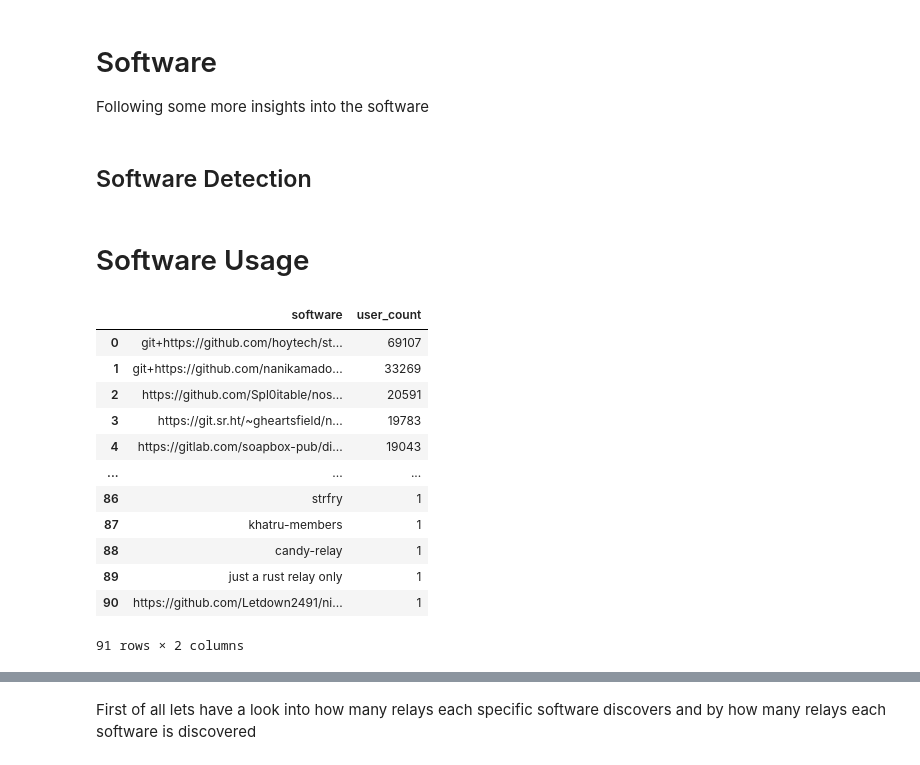
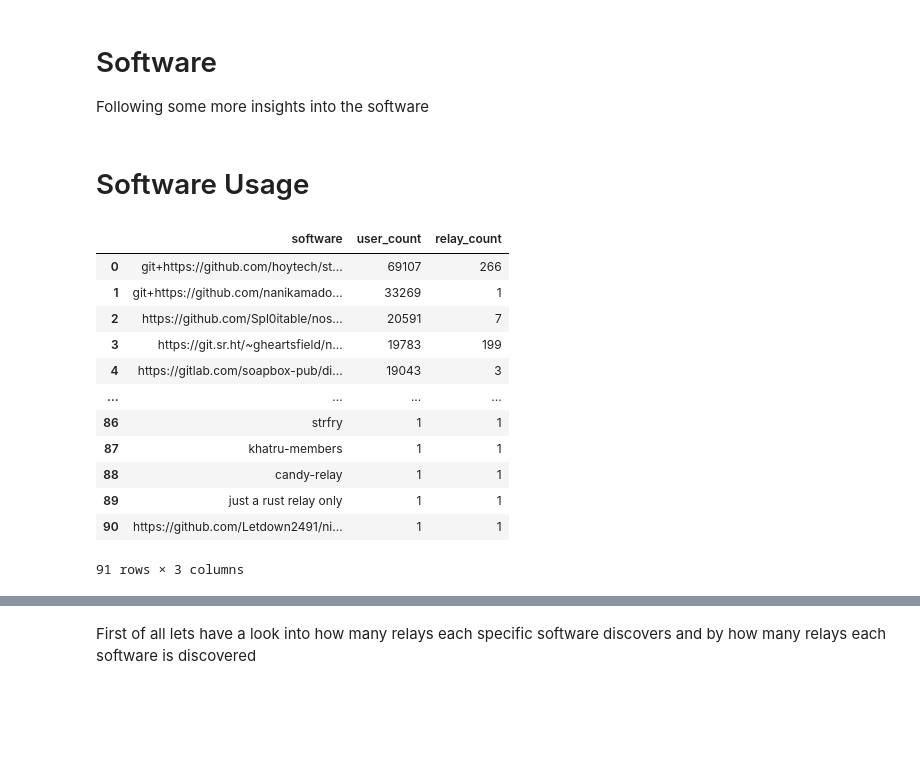
Before and after one commit to SEG-UNIBE/artio-insight, a Jupyter notebook: notebooks/artio.ipynb, the cells around one changed output, grey strips where cells are left out. Cells and saved outputs as stored; diff of their text form; code cells hidden in the pictures; blank space fills up the shorter version.

```diff
--- a/notebooks/artio.ipynb
+++ b/notebooks/artio.ipynb
@@ -528,35 +561,35 @@ ORDER BY relay_diff DESC
 # %% [markdown]
 # Software
 Following some more insights into the software
-# %% [markdown]
-## Software Detection
 # %% [markdown]
 # Software Usage
 # %%
 %%sql
-SELECT s.software, COUNT(DISTINCT ru.user_id) AS user_count
+SELECT s.software,
+       COUNT(DISTINCT ru.user_id) AS user_count,
+       COUNT(DISTINCT relay_name) AS relay_count
 FROM udm.relayuser ru
          LEFT JOIN udm.relay r
                    ON r.relay_id = ru.relay_id
          LEFT JOIN udm.relaysoftware rs
                    ON rs.relay_id = r.relay_id
          LEFT JOIN udm.software s
                    ON s.software_id = rs.software_id
 WHERE s.software IS NOT NULL
   AND s.software <> ''
 GROUP BY s.software
 ORDER BY COUNT(DISTINCT ru.user_id) DESC
 # %% [output]
-|  | software | user_count |
-| 0 | git+https://github.com/hoytech/st... | 69107 |
-| 1 | git+https://github.com/nanikamado... | 33269 |
-| 2 | https://github.com/Spl0itable/nos... | 20591 |
-| 3 | https://git.sr.ht/~gheartsfield/n... | 19783 |
-| 4 | https://gitlab.com/soapbox-pub/di... | 19043 |
-| ... | ... | ... |
-| 86 | strfry | 1 |
-| 87 | khatru-members | 1 |
-| 88 | candy-relay | 1 |
-| 89 | just a rust relay only | 1 |
-| 90 | https://github.com/Letdown2491/ni... | 1 |
+|  | software | user_count | relay_count |
+| 0 | git+https://github.com/hoytech/st... | 69107 | 266 |
+| 1 | git+https://github.com/nanikamado... | 33269 | 1 |
+| 2 | https://github.com/Spl0itable/nos... | 20591 | 7 |
+| 3 | https://git.sr.ht/~gheartsfield/n... | 19783 | 199 |
+| 4 | https://gitlab.com/soapbox-pub/di... | 19043 | 3 |
+| ... | ... | ... | ... |
+| 86 | strfry | 1 | 1 |
+| 87 | khatru-members | 1 | 1 |
+| 88 | candy-relay | 1 | 1 |
+| 89 | just a rust relay only | 1 | 1 |
+| 90 | https://github.com/Letdown2491/ni... | 1 | 1 |
-91 rows × 2 columns
+91 rows × 3 columns
```
Also changed, not shown: parts of 28 cells of this notebook, 2 other files.
